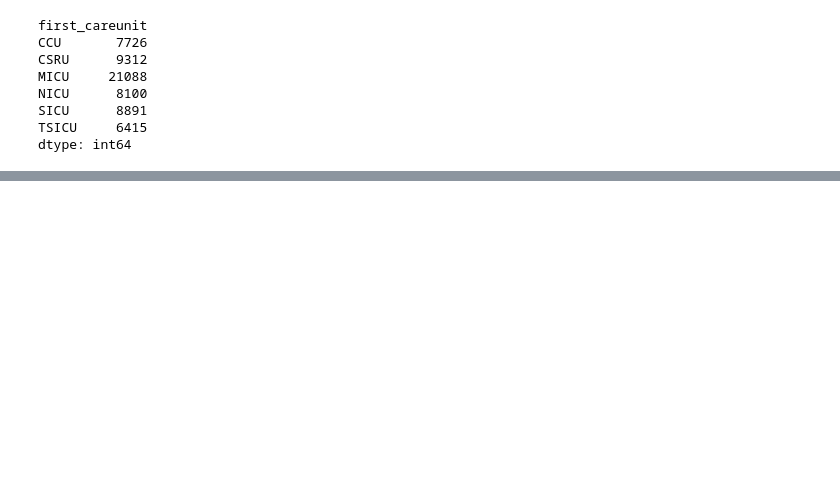
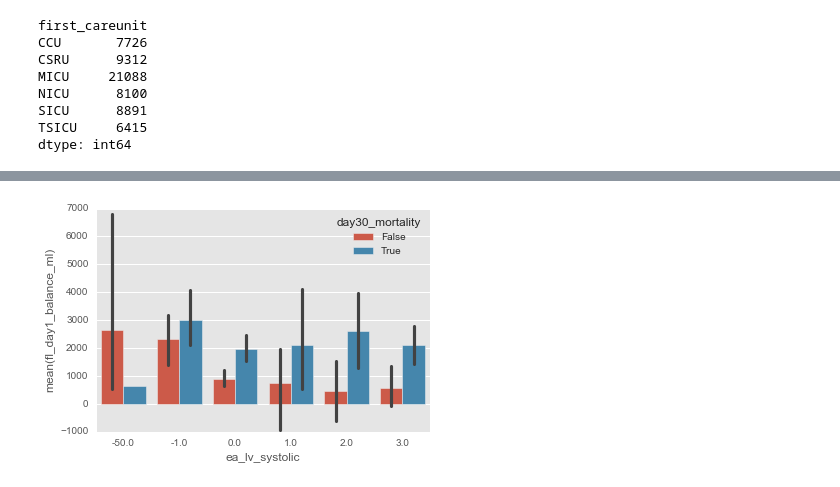
Before and after one commit to yhtgrace/echo, a Jupyter notebook: notebooks/170115_analysis_mx.ipynb, the cells around one changed output, grey strips where cells are left out. Saved outputs shown, nothing was run; the diff lists cells and outputs as text; code cells hidden in the pictures; blank space fills up the shorter version.

```diff
--- a/notebooks/170115_analysis_mx.ipynb
+++ b/notebooks/170115_analysis_mx.ipynb
@@ -104,0 +289,6 @@ day30_mortality = df.ea_days_after_discharge_death <= 30
+# %%
+# higher mortality associated with higher fluid balance.
+sns.barplot(x='ea_lv_systolic', y='fl_day1_balance_ml', hue = 'day30_mortality', data=ef)
+plt.savefig('micu_fluid_mortality.png')
+# %% [output]
+[figure, added]
```
Also changed, not shown: parts of 37 cells of this notebook.
